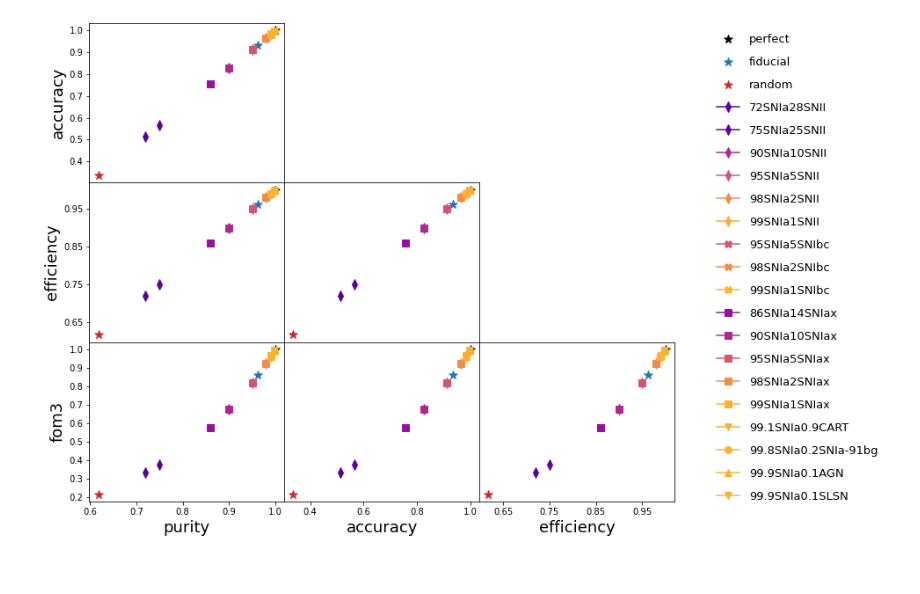
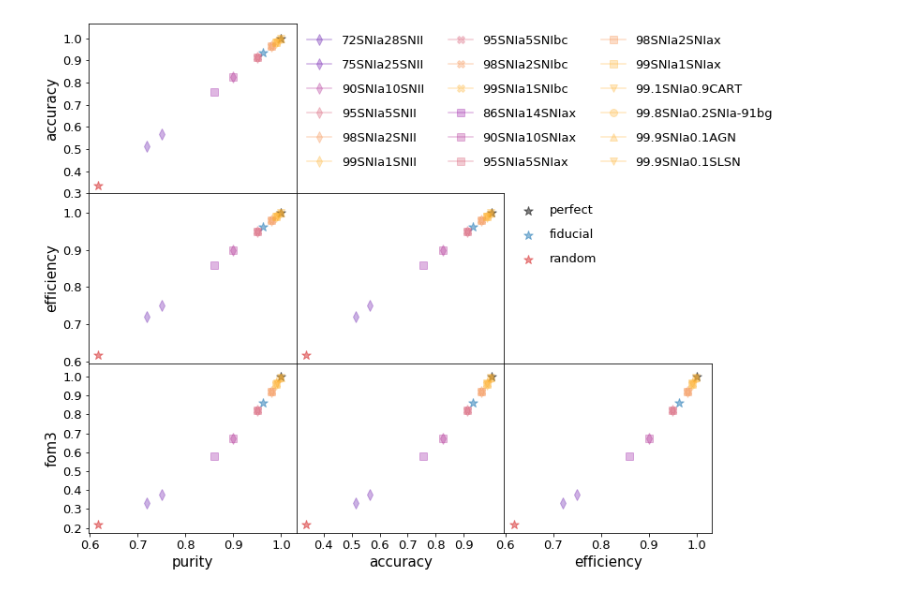
Before and after one commit to emilleishida/resspect_metric, a Jupyter notebook: plots_for_paper/corner_plot_metrics.ipynb, the cells around one changed output. Drawn from its saved outputs; the diff is of its cells as text; code cells hidden in the pictures.

Commit message:
tweaking plot

```diff
--- a/plots_for_paper/corner_plot_metrics.ipynb
+++ b/plots_for_paper/corner_plot_metrics.ipynb
@@ -183,6 +183,8 @@ fname = '/media2/RESSPECT2/data/posteriors_ddf/omprior_0.01_flat/summary_cases_r
 
 df = pd.read_csv(fname)
 # %%
+import matplotlib.ticker as plticker
+
 change_names = {}
 change_names['SN-II'] = 'SNII'
 change_names['SN-Ibc'] = 'SNIbc'
@@ -210,19 +212,18 @@ plt.figure(figsize=(24, 10))
 for i in range(9):
 
     if i in [0,3,4,6,7,8]:
-
         k = map1[i]
 
         ax[i] = plt.subplot(3,3, i + 1)
 
         flag_perfect = df['case'].values == 'perfect3000'
-        ax[i].scatter(df[pairs[k][0]][flag_perfect], df[pairs[k][1]][flag_perfect], color='k', marker='*', s=100, label='perfect')
+        ax[i].scatter(df[pairs[k][0]][flag_perfect], df[pairs[k][1]][flag_perfect], color='k', marker='*', s=100, label='perfect', alpha=0.5)
 
         flag_random = df['case'].values == 'random3000'
-        ax[i].scatter(df[pairs[k][0]][flag_random], df[pairs[k][1]][flag_random], color='tab:red', marker='*', s=100, label='random')
+        ax[i].scatter(df[pairs[k][0]][flag_random], df[pairs[k][1]][flag_random], color='tab:red', marker='*', s=100, label='random', alpha=0.5)
 
         flag_fiducial = df['case'].values == 'fiducial3000'
-        ax[i].scatter(df[pairs[k][0]][flag_fiducial], df[pairs[k][1]][flag_fiducial], color='tab:blue', marker='*', s=100, label='fiducial')
+        ax[i].scatter(df[pairs[k][0]][flag_fiducial], df[pairs[k][1]][flag_fiducial], color='tab:blue', marker='*', s=100, label='fiducial', alpha=0.5)
 
         #ax[i].grid(True, ls='--')
         for j, (a, c) in enumerate(zip(remap_dict, color_nums)):
@@ -236,45 +237,55 @@ for i in range(9):
                 mfc = color_map[c]
                 flag_case = df['case'].values == a
 
                 if i == 5:
                     p1, = plt.plot(df[flag_case][pairs[k][0]], df.iloc[flag_case][pairs[k][1]], color=color_map[c],
                                    ms=8, marker=all_shapes[class_], mfc=mfc,
                             label=a)
                     p.append(p1)
                 else:
                     plt.plot(df[flag_case][pairs[k][0]], df.iloc[flag_case][pairs[k][1]], color=color_map[c],
-                             ms=8, marker=all_shapes[class_], mfc=mfc,
+                             ms=8, marker=all_shapes[class_], mfc=mfc, alpha=0.3,
                             label=a)
 
+        loc = plticker.MultipleLocator(base=0.1) # this locator puts ticks at regular intervals
+
         if i in [6,7,8]:
-            plt.xlabel(pairs[k][0], fontsize=18)
-
-            if i == 8:
-                plt.xticks(np.arange(0.65, 1.05, 0.1))
+            plt.xlabel(pairs[k][0], fontsize=15)
+            ax[i].xaxis.set_major_locator(loc)
+            if i == 7:
+                plt.xticks(np.arange(0.4, 1.0, 0.1))
         else:
-            plt.xticks(color='white')
+            plt.xticks([])
 
         if i in [0,3,6]:
-            plt.ylabel(pairs[k][1], fontsize=18)
-
+            plt.ylabel(pairs[k][1], fontsize=15)
+            ax[i].yaxis.set_major_locator(loc)
             if i == 3:
-                plt.yticks(np.arange(0.65, 1.05, 0.1))
+                plt.yticks(np.arange(0.6, 1.05, 0.1))
         else:
             plt.yticks([])
+
+        plt.xticks(fontsize=13)
+        plt.yticks(fontsize=13)
 
         k = k + 1
 
     #plt.xlim(0.4,1)
     #plt.ylim(0.4,1)
 
     if i == 0:
+
         handles, labels = ax[i].get_legend_handles_labels()
         order = [-3,-1,-2] + list(range(len(labels) - 3))
-        ax[i].legend([handles[idx] for idx in order],[labels[idx] for idx in order],
-                     frameon=False, bbox_to_anchor=(4.1, 1), labelspacing=1, fontsize=13)
+        leg_smol = ax[i].legend([handles[idx] for idx in order[:3]],[labels[idx] for idx in order[:3]],
+                     frameon=False, bbox_to_anchor=(2.5, 0), labelspacing=1, fontsize=13)
+        leg_big = ax[i].legend([handles[idx] for idx in order[3:]],[labels[idx] for idx in order[3:]],
+                     frameon=False, bbox_to_anchor=(1., 1), labelspacing=1, fontsize=13, ncol=3)
+        ax[i].add_artist(leg_smol)
 
-plt.subplots_adjust(wspace=0.001, hspace=0.001, right=0.51)
-plt.show()
-#plt.savefig('classification_metrics.png',  bbox_inches = 'tight', pad_inches = 0.25)
+
+plt.subplots_adjust(wspace=0., hspace=0., right=0.51)
+# plt.show()
+plt.savefig('classification_metrics.png',  bbox_inches = 'tight', pad_inches = 0.)
 # %% [output]
-[figure, old version]
+[figure, new version]
```
